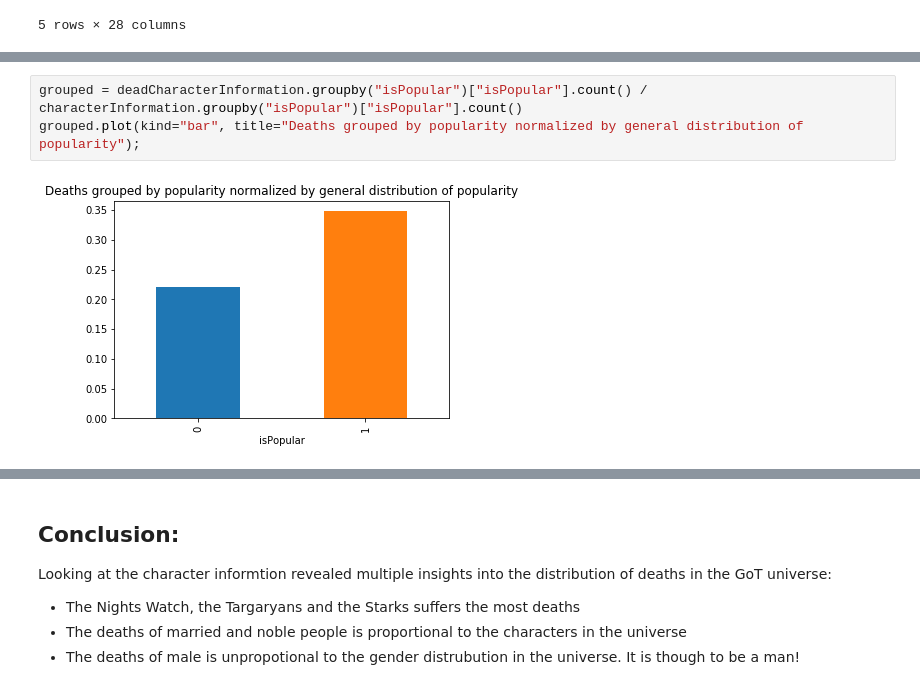
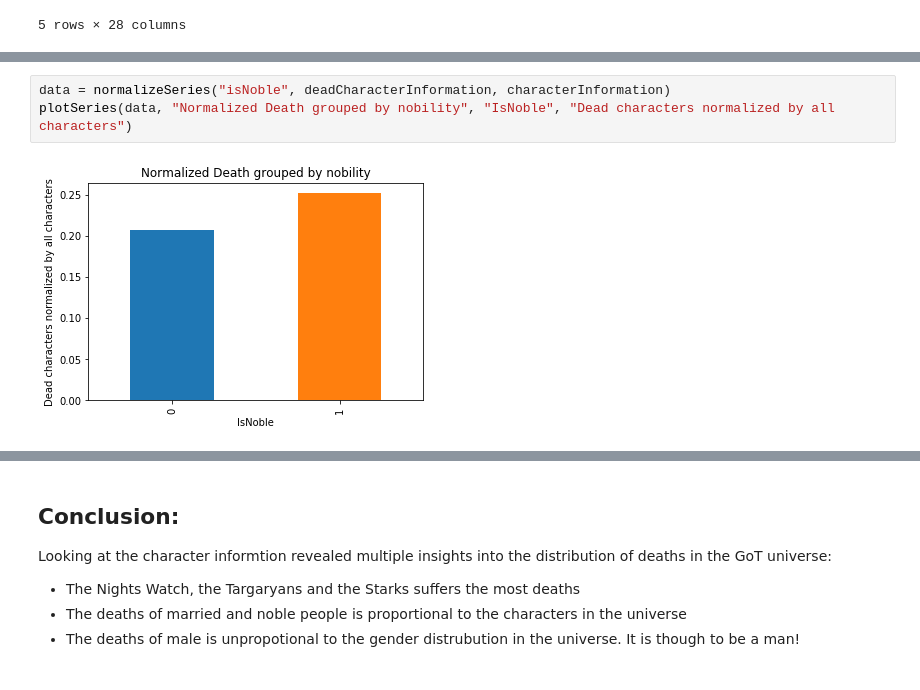
Before and after one commit to jhhcons/GoT-Analysis, a Jupyter notebook: GoT Analysis.ipynb, the cells around one changed output, grey strips where cells are left out. Cells and saved outputs as stored; diff of their text form.

```diff
--- a/GoT Analysis.ipynb
+++ b/GoT Analysis.ipynb
@@ -201,5 +186,5 @@ grouped.plot(kind="bar", title="Deaths grouped by gender normalized by general d
-# %%
-grouped = deadCharacterInformation.groupby("isPopular")["isPopular"].count() / characterInformation.groupby("isPopular")["isPopular"].count()
-grouped.plot(kind="bar", title="Deaths grouped by popularity normalized by general distribution of popularity");
-# %% [output]
-[figure, removed]
+# %%
+data = normalizeSeries("isNoble", deadCharacterInformation, characterInformation)
+plotSeries(data, "Normalized Death grouped by nobility", "IsNoble", "Dead characters normalized by all characters")
+# %% [output]
+[figure, added]
```
Also changed, not shown: parts of 14 cells of this notebook.
